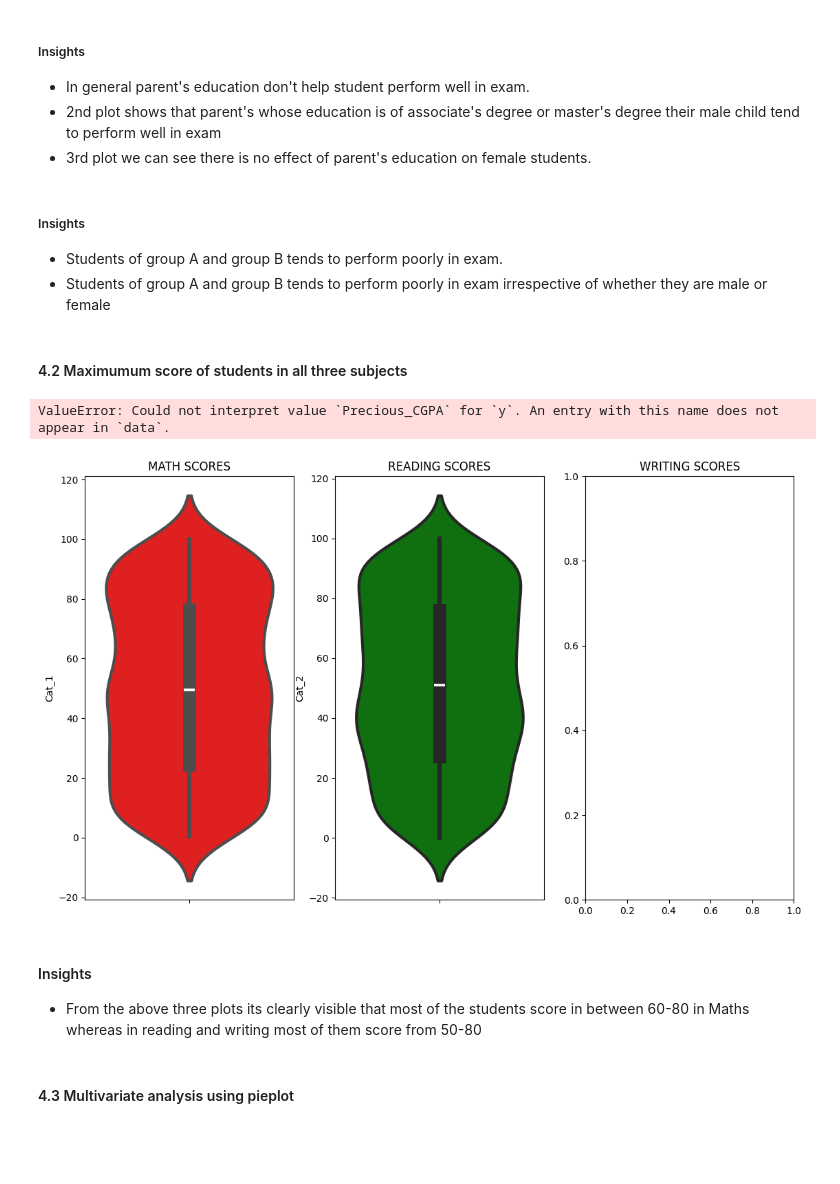
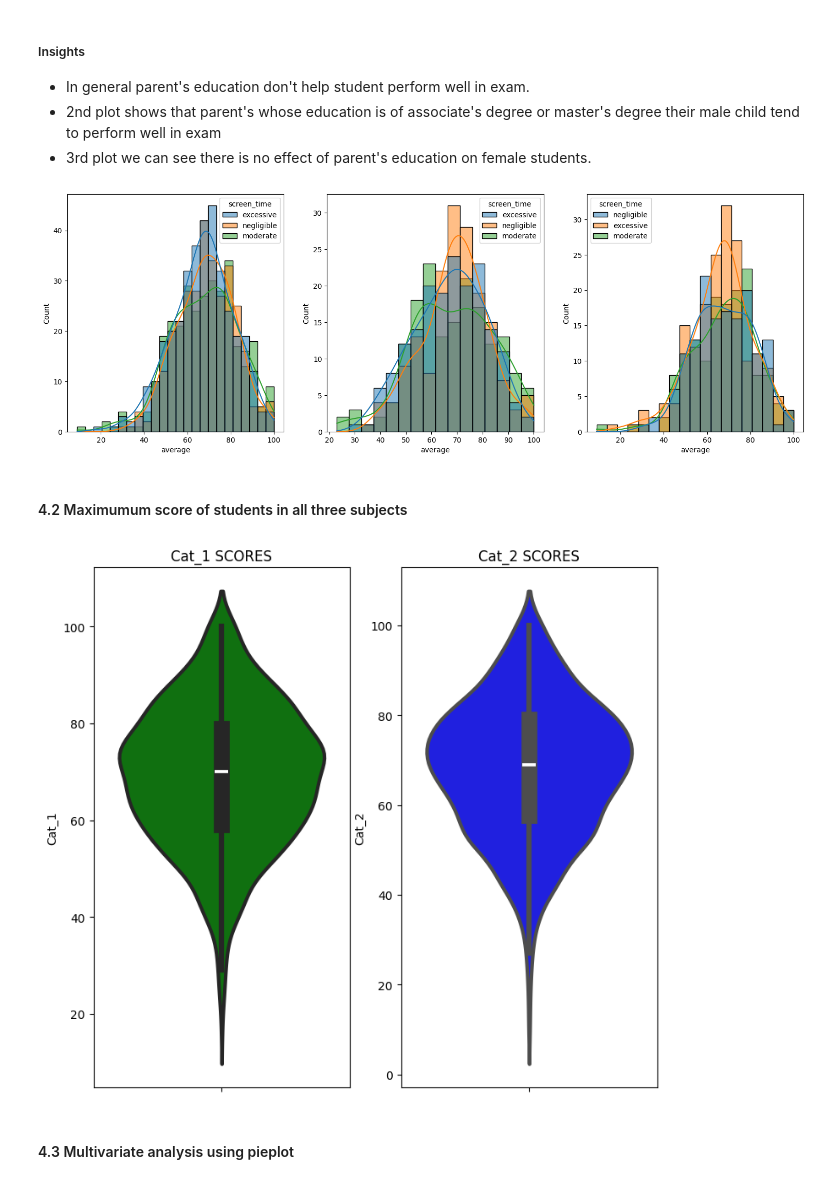
Before and after one commit to Kabirpatil/Student_Performance_Prediction, a Jupyter notebook: notebook/1 . EDA STUDENT PERFORMANCE .ipynb, the cells around one changed output. Cells and saved outputs as stored; diff of their text form; code cells hidden in the pictures; blank space fills up the shorter version.

```diff
--- a/notebook/1 . EDA STUDENT PERFORMANCE .ipynb
+++ b/notebook/1 . EDA STUDENT PERFORMANCE .ipynb
@@ -210,7 +204,7 @@ df.head(2)
 # %% [markdown]
 ### 3.8 Adding columns for "Total Score" and "Average"
 # %%
-df['total score'] = df['Cat_1'] + df['Cat_2'] + df['Previous_CGPA']
+df['total score'] = df['Cat_1'] + df['Cat_2'] + df['Previous_Cgpa']
 df['average'] = df['total score']/3
 df.head()
 # %% [output]
@@ -302,37 +296,28 @@ KeyboardInterrupt:
 # %%
 plt.subplots(1,3,figsize=(25,6))
 plt.subplot(141)
-ax =sns.histplot(data=df,x='average',kde=True,hue='race/ethnicity')
+ax =sns.histplot(data=df,x='average',kde=True,hue='screen_time')
 plt.subplot(142)
-ax =sns.histplot(data=df[df.gender=='female'],x='average',kde=True,hue='race/ethnicity')
+ax =sns.histplot(data=df[df.Gender=='Female'],x='average',kde=True,hue='screen_time')
 plt.subplot(143)
-ax =sns.histplot(data=df[df.gender=='male'],x='average',kde=True,hue='race/ethnicity')
+ax =sns.histplot(data=df[df.Gender=='Male'],x='average',kde=True,hue='screen_time')
 plt.show()
+# %% [output]
+[figure, added]
-# %% [markdown]
-#####  Insights
-- Students of group A and group B tends to perform poorly in exam.
-- Students of group A and group B tends to perform poorly in exam irrespective of whether they are male or female
 # %% [markdown]
 #### 4.2 Maximumum score of students in all three subjects
 # %%
 
 plt.figure(figsize=(18,8))
-plt.subplot(1, 4, 1)
-plt.title('MATH SCORES')
-sns.violinplot(y='Cat_1',data=df,color='red',linewidth=3)
 plt.subplot(1, 4, 2)
-plt.title('READING SCORES')
-sns.violinplot(y='Cat_2',data=df,color='green',linewidth=3)
+plt.title('Cat_1 SCORES')
+sns.violinplot(y='Cat_1',data=df,color='green',linewidth=3)
 plt.subplot(1, 4, 3)
-plt.title('WRITING SCORES')
-sns.violinplot(y='Precious_CGPA',data=df,color='blue',linewidth=3)
+plt.title('Cat_2 SCORES')
+sns.violinplot(y='Cat_2',data=df,color='blue',linewidth=3)
 plt.show()
 # %% [output]
-ValueError: Could not interpret value `Precious_CGPA` for `y`. An entry with this name does not appear in `data`.
-[figure, old version]
+[figure, new version]
-# %% [markdown]
-#### Insights
-- From the above three plots its clearly visible that most of the students score in between 60-80 in Maths whereas in reading and writing most of them score from 50-80
 # %% [markdown]
 #### 4.3 Multivariate analysis using pieplot
 # %%
```
Also changed, not shown: parts of 61 cells of this notebook, 18 other files.
